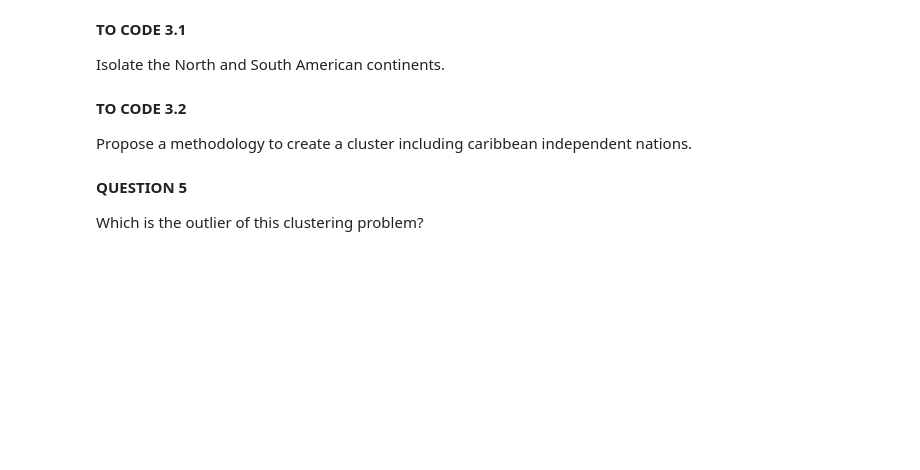
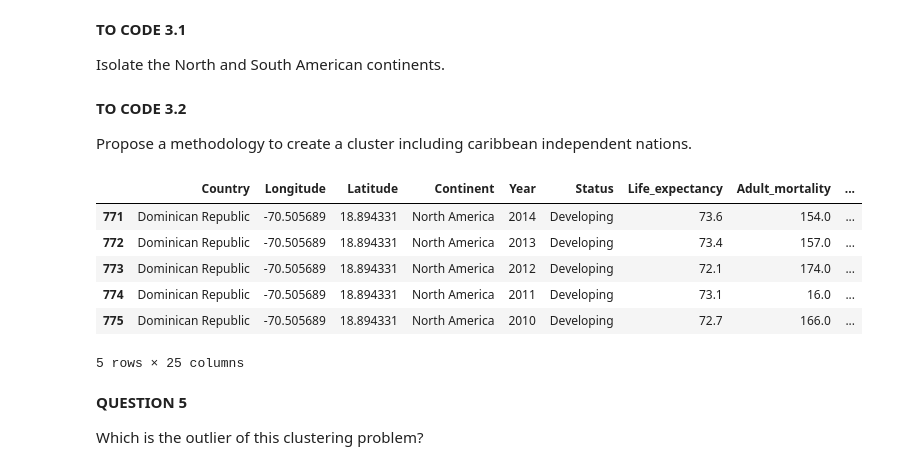
Before and after one commit to rayaneghilene/WHO_Exploratory_Data_Analysis, a Jupyter notebook: TP3_Clustering.ipynb, the cells around one changed output. Cells and saved outputs as stored; diff of their text form; code cells hidden in the pictures; blank space fills up the shorter version.

```diff
--- a/TP3_Clustering.ipynb
+++ b/TP3_Clustering.ipynb
@@ -329,6 +423,19 @@ Isolate the North and South American continents.
 **TO CODE 3.2**
 
 Propose a methodology to create a cluster including caribbean independent nations.
+# %%
+#Propose a methodology to create a cluster including caribbean independent nations.
+df3 = df[(df.Country == 'Bahamas') | (df.Country == 'Barbados') | (df.Country == 'Cuba') | (df.Country == 'Dominica') | (df.Country == 'Dominican Republic') | (df.Country == 'Grenada') | (df.Country == 'Haiti') | (df.Country == 'Jamaica') | (df.Country == 'Saint Kitts and Nevis') | (df.Country == 'Saint Lucia') | (df.Country == 'Saint Vincent and the Grenadines') | (df.Country == 'Trinidad and Tobago')]
+df3 = df3.dropna()
+df3.head()
+# %% [output]
+|  | Country | Longitude | Latitude | Continent | Year | Status | Life_expectancy | Adult_mortality | ... |
+| 771 | Dominican Republic | -70.505689 | 18.894331 | North America | 2014 | Developing | 73.6 | 154.0 | ... |
+| 772 | Dominican Republic | -70.505689 | 18.894331 | North America | 2013 | Developing | 73.4 | 157.0 | ... |
+| 773 | Dominican Republic | -70.505689 | 18.894331 | North America | 2012 | Developing | 72.1 | 174.0 | ... |
+| 774 | Dominican Republic | -70.505689 | 18.894331 | North America | 2011 | Developing | 73.1 | 16.0 | ... |
+| 775 | Dominican Republic | -70.505689 | 18.894331 | North America | 2010 | Developing | 72.7 | 166.0 | ... |
+5 rows × 25 columns
 # %% [markdown]
 **QUESTION 5**
 
```
Also changed, not shown: parts of 10 cells of this notebook.
